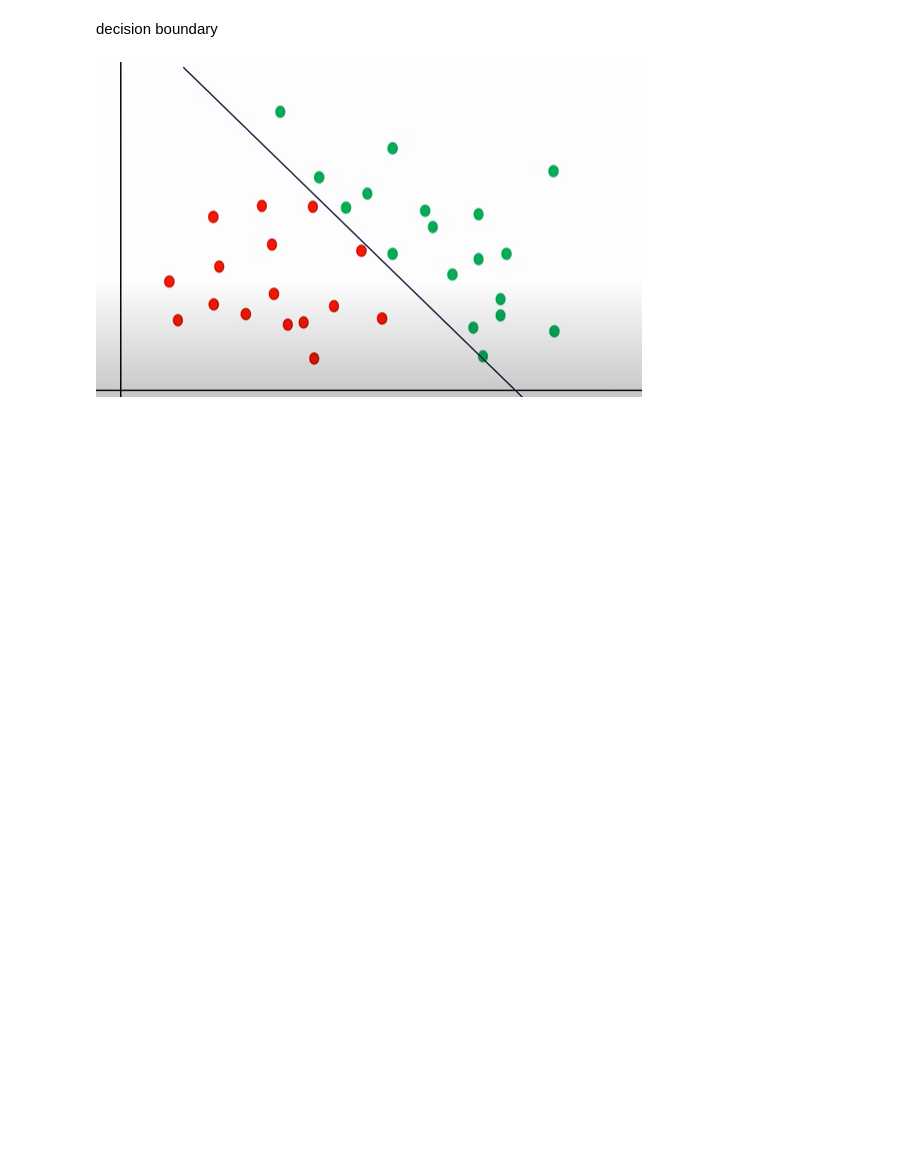
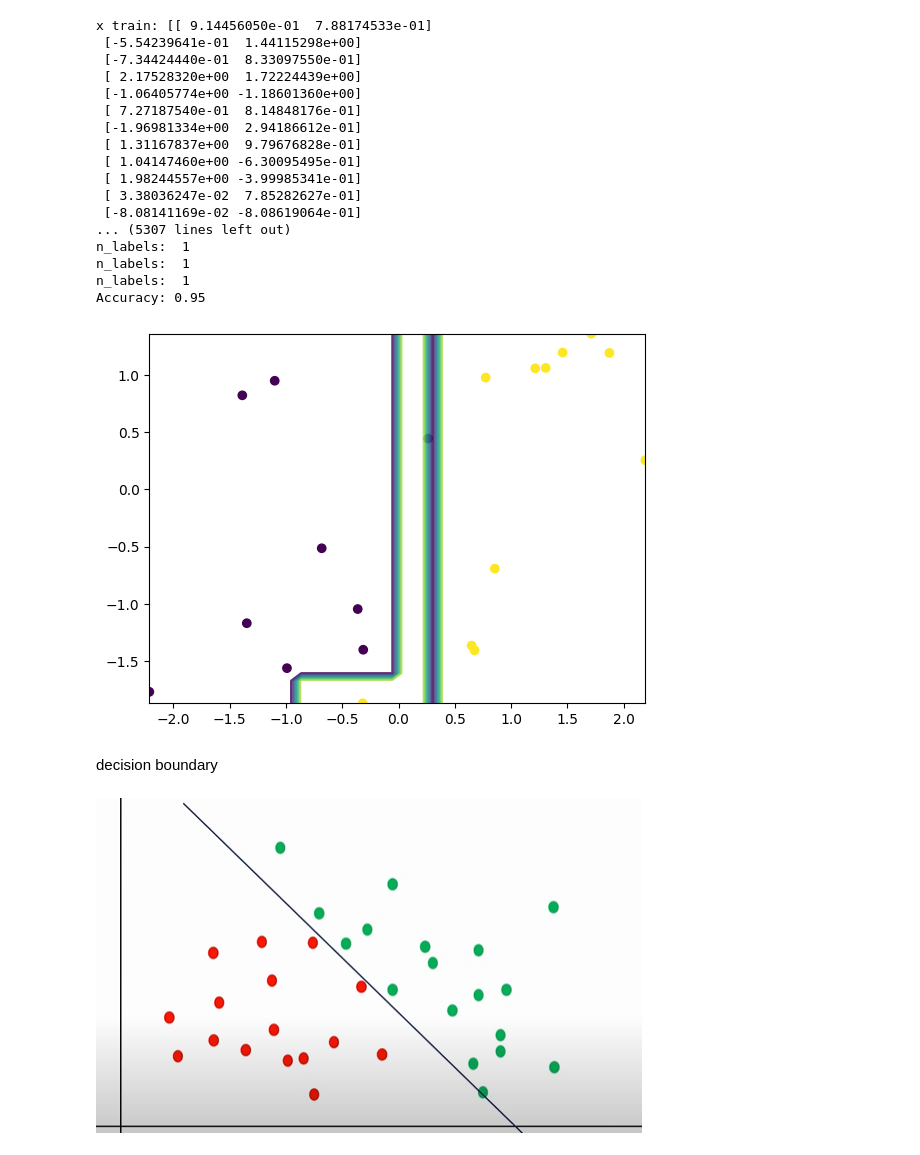
Before and after one commit to SAMANTA1401/machine_learning, a Jupyter notebook: decision_tree.ipynb, the cells around one changed output. Cells and saved outputs as stored; diff of their text form; code cells hidden in the pictures; blank space fills up the shorter version.

```diff
--- a/decision_tree.ipynb
+++ b/decision_tree.ipynb
@@ -77,32 +109,53 @@ class DecisionTree:
 # %%
 import matplotlib.pyplot as plt
 from sklearn.datasets import make_classification
 from sklearn.model_selection import train_test_split
 
 # Generate sample data
 X, y = make_classification(n_samples=100, n_features=2, n_redundant=0)
 X_train, X_test, y_train, y_test = train_test_split(X, y, test_size=0.2)
+print('x train:', X_train)
+print('y train:', y_train)
 
 # Train decision tree
 model = DecisionTree(max_depth=5)
 model.fit(X_train, y_train)
 
 # Make predictions
 predictions = model.predict(X_test)
 
 # Evaluate model
 accuracy = np.sum(predictions == y_test) / len(y_test)
 print(f"Accuracy: {accuracy:.2f}")
 
 # Plot decision boundary
 plt.scatter(X_test[:, 0], X_test[:, 1], c=y_test)
 x_min, x_max = X_test[:, 0].min(), X_test[:, 0].max()
 y_min, y_max = X_test[:, 1].min(), X_test[:, 1].max()
 xx, yy = np.meshgrid(np.linspace(x_min, x_max), np.linspace(y_min, y_max))
 Z = model.predict(np.c_[xx.ravel(), yy.ravel()])
-Z = Z.reshape(xx.shape)
+Z = np.array(Z).reshape(xx.shape)
 plt.contour(xx, yy, Z, alpha=0.8)
 plt.show()
+# %% [output]
+x train: [[ 9.14456050e-01  7.88174533e-01]
+ [-5.54239641e-01  1.44115298e+00]
+ [-7.34424440e-01  8.33097550e-01]
+ [ 2.17528320e+00  1.72224439e+00]
+ [-1.06405774e+00 -1.18601360e+00]
+ [ 7.27187540e-01  8.14848176e-01]
+ [-1.96981334e+00  2.94186612e-01]
+ [ 1.31167837e+00  9.79676828e-01]
+ [ 1.04147460e+00 -6.30095495e-01]
+ [ 1.98244557e+00 -3.99985341e-01]
+ [ 3.38036247e-02  7.85282627e-01]
+ [-8.08141169e-02 -8.08619064e-01]
+... (5307 lines left out)
+n_labels:  1
+n_labels:  1
+n_labels:  1
+Accuracy: 0.95
+[figure, added]
 # %% [markdown]
 decision boundary
 # %% [markdown]
```
Also changed, not shown: parts of 4 cells of this notebook, 1 other file.
